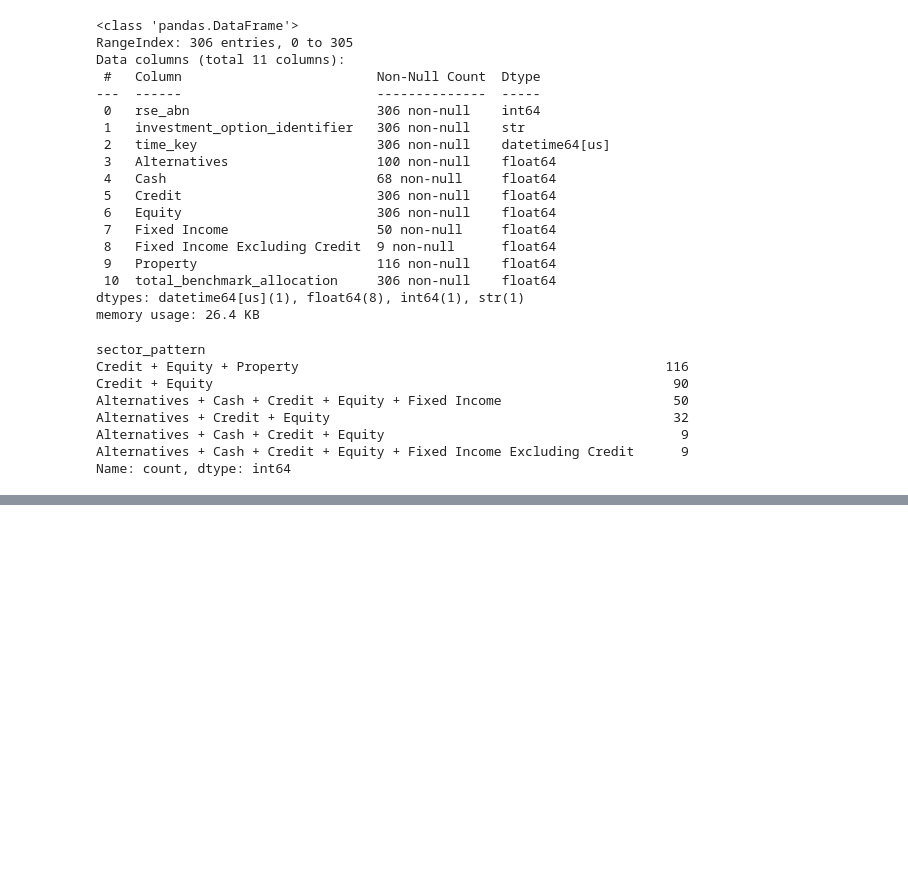
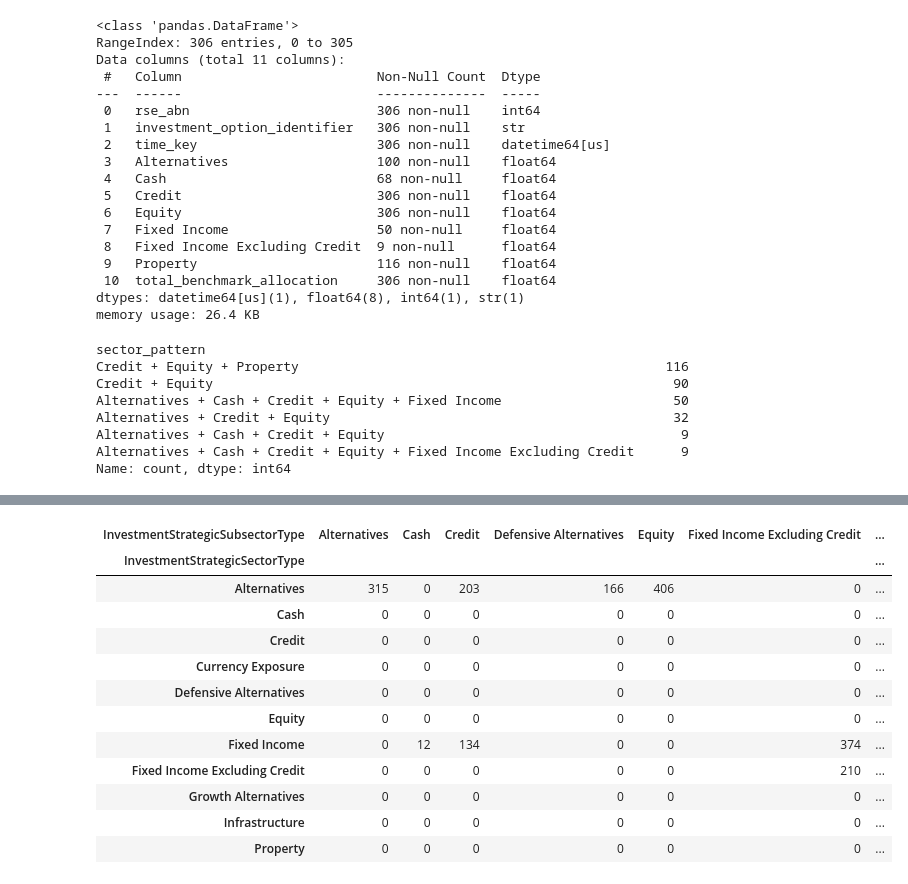
Before and after one commit to terra9/superannuation-performance-early-warning, a Jupyter notebook: notebooks/apra_data_audit.ipynb, the cells around one changed output, grey strips where cells are left out. Cells and saved outputs as stored; diff of their text form; code cells hidden in the pictures; blank space fills up the shorter version.

```diff
--- a/notebooks/apra_data_audit.ipynb
+++ b/notebooks/apra_data_audit.ipynb
@@ -3977,0 +4542,43 @@ Name: count, dtype: int64
+# %%
+overallocated_keys = (
+    option_period_allocation.loc[
+        option_period_allocation[
+            "total_benchmark_allocation"
+        ] > 1.001,
+        option_period_keys
+    ]
+    .copy()
+)
+
+overallocated_rows = (
+    overallocated_keys
+    .merge(
+        historical_saa,
+        on=option_period_keys,
+        how="left",
+        validate="one_to_many"
+    )
+)
+# %%
+pd.crosstab(
+    overallocated_rows[
+        "InvestmentStrategicSectorType"
+    ],
+    overallocated_rows[
+        "InvestmentStrategicSubsectorType"
+    ]
+)
+# %% [output]
+| InvestmentStrategicSubsectorType | Alternatives | Cash | Credit | Defensive Alternatives | Equity | Fixed Income Excluding Credit | ... |
+| InvestmentStrategicSectorType |  |  |  |  |  |  | ... |
+| Alternatives | 315 | 0 | 203 | 166 | 406 | 0 | ... |
+| Cash | 0 | 0 | 0 | 0 | 0 | 0 | ... |
+| Credit | 0 | 0 | 0 | 0 | 0 | 0 | ... |
+| Currency Exposure | 0 | 0 | 0 | 0 | 0 | 0 | ... |
+| Defensive Alternatives | 0 | 0 | 0 | 0 | 0 | 0 | ... |
+| Equity | 0 | 0 | 0 | 0 | 0 | 0 | ... |
+| Fixed Income | 0 | 12 | 134 | 0 | 0 | 374 | ... |
+| Fixed Income Excluding Credit | 0 | 0 | 0 | 0 | 0 | 210 | ... |
+| Growth Alternatives | 0 | 0 | 0 | 0 | 0 | 0 | ... |
+| Infrastructure | 0 | 0 | 0 | 0 | 0 | 0 | ... |
+| Property | 0 | 0 | 0 | 0 | 0 | 0 | ... |
```
Also changed, not shown: parts of 50 cells of this notebook.
